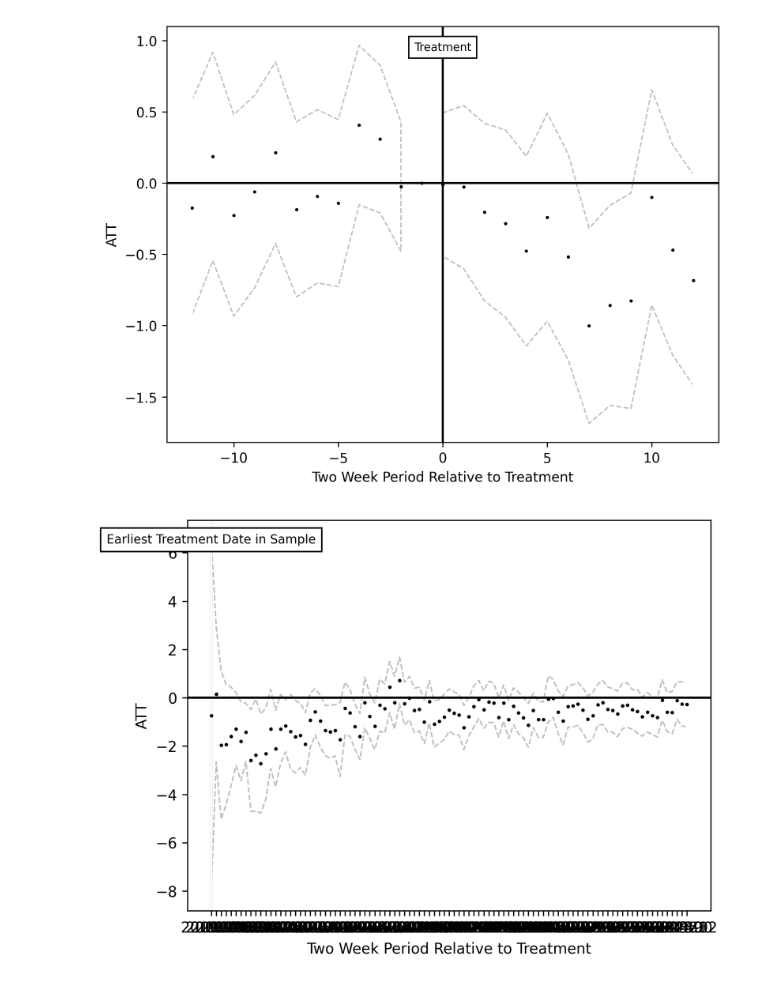
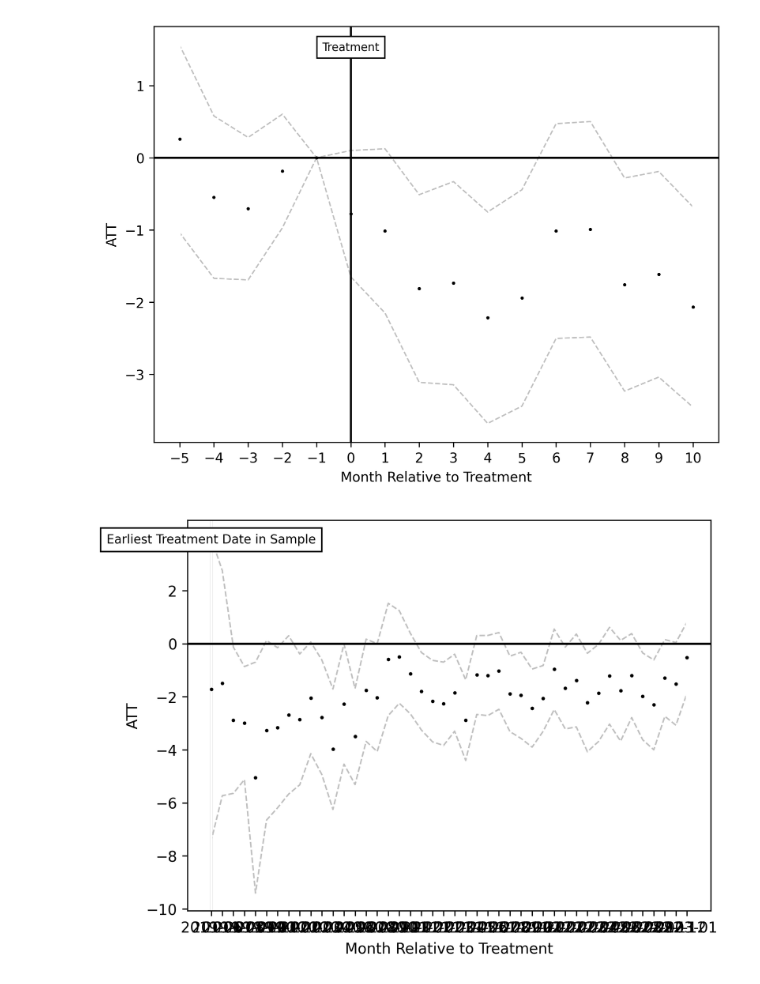
Before and after one commit to arjun-shanmugam/seniorthesis, a Jupyter notebook: src/02_analysis/group_0_crimes_500m.ipynb, the cells around one changed output. Drawn from its saved outputs; the diff is of its cells as text; code cells hidden in the pictures.

```diff
--- a/src/02_analysis/group_0_crimes_500m.ipynb
+++ b/src/02_analysis/group_0_crimes_500m.ipynb
@@ -12,7 +12,7 @@ import pandas as pd
 
 # Store paths.
 analysis='group_0_crimes_500m'
-INPUT_DATA = "../../data/03_cleaned/crime_analysis_weekly.parquet"
+INPUT_DATA = "../../data/03_cleaned/crime_analysis_monthly.parquet"
 OUTPUT_FIGURES = f"../../output/{analysis}/figures"
 OUTPUT_TABLES = f"../../output/{analysis}/tables"
 
@@ -21,9 +21,9 @@ OUTPUT_TABLES = f"../../output/{analysis}/tables"
 df = pd.read_parquet(INPUT_DATA)
 # %%
 # Convert weekly panel to biweekly panel.
-treatment_date_variable = 'latest_docket_week'
+treatment_date_variable = 'latest_docket_month'
 df = df.dropna(subset=treatment_date_variable)
-df = convert_weekly_panel_to_biweekly_panel(df, treatment_date_variable, analysis)
+# df = convert_weekly_panel_to_biweekly_panel(df, treatment_date_variable, analysis)
 
 # Generate value vars list and month to int dictionaries.
 weekly_value_vars_crime, month_to_int_dictionary, int_to_month_dictionary = get_value_variable_names(df, analysis)
@@ -103,15 +103,15 @@ formula = f'{analysis} ~ ' + '+'.join(pre_treatment_covariates)
 result = att_gt.fit(formula=formula, control_group='not_yet_treated', n_jobs=-1, progress_bar=True)
 # %%
 # Plot D.R. ATT(t-g)s on a long horizon.
-aggregate_by_event_time_and_plot(att_gt, OUTPUT_FIGURES, "att_gt_dr_event_study_long_horizon.png", start_period=-12,
-                                 end_period=12,
+aggregate_by_event_time_and_plot(att_gt, OUTPUT_FIGURES, "att_gt_dr_event_study_long_horizon.png", start_period=-5,
+                                 end_period=10,
                                  title="",
                                  treatment_month_variable=treatment_date_variable, df=df)
 # %% [output]
-[figure, old version]
+[figure, new version]
 # %%
 # Plot D.R. ATT(t)s.
 aggregate_by_time_and_plot(att_gt, int_to_month_dictionary, OUTPUT_FIGURES, "att_gt_dr_time.png",
                            title="")
 # %% [output]
-[figure, old version]
+[figure, new version]
```
Also changed, not shown: parts of 4 cells of this notebook, 48 other files.
